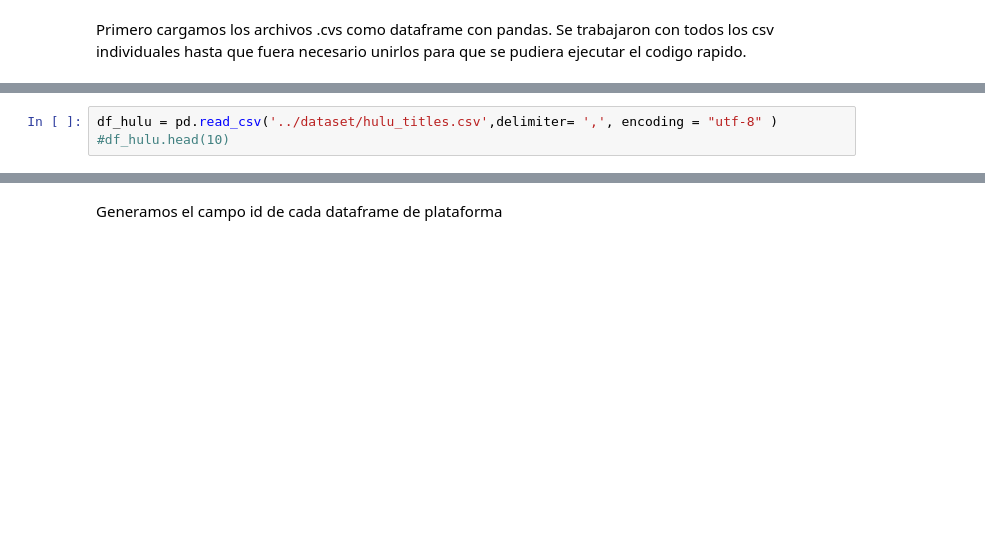
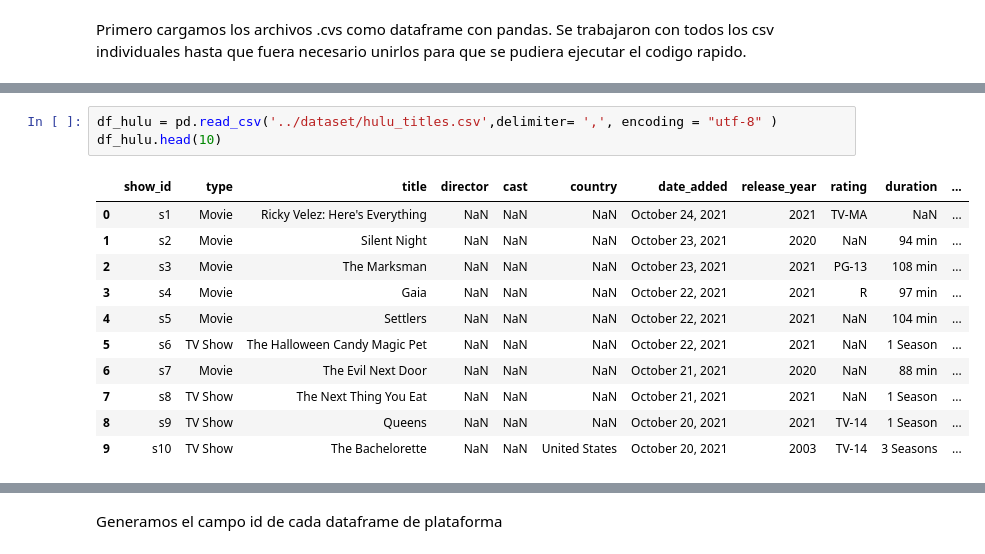
Before and after one commit to SoleEsp/PI_ML_OPS, a Jupyter notebook: ETL/requerimientos_PI.ipynb, the cells around one changed output, grey strips where cells are left out. Drawn from its saved outputs; the diff is of its cells as text; blank space fills up the shorter version.

```diff
--- a/ETL/requerimientos_PI.ipynb
+++ b/ETL/requerimientos_PI.ipynb
@@ -18,5 +37,17 @@ df_disney_plus = pd.read_csv('../dataset/disney_plus_titles.csv',delimiter= ',',
 # %%
 df_hulu = pd.read_csv('../dataset/hulu_titles.csv',delimiter= ',', encoding = "utf-8" )
-#df_hulu.head(10)
+df_hulu.head(10)
+# %% [output]
+|  | show_id | type | title | director | cast | country | date_added | release_year | rating | duration | ... |
+| 0 | s1 | Movie | Ricky Velez: Here's Everything | NaN | NaN | NaN | October 24, 2021 | 2021 | TV-MA | NaN | ... |
+| 1 | s2 | Movie | Silent Night | NaN | NaN | NaN | October 23, 2021 | 2020 | NaN | 94 min | ... |
+| 2 | s3 | Movie | The Marksman | NaN | NaN | NaN | October 23, 2021 | 2021 | PG-13 | 108 min | ... |
+| 3 | s4 | Movie | Gaia | NaN | NaN | NaN | October 22, 2021 | 2021 | R | 97 min | ... |
+| 4 | s5 | Movie | Settlers | NaN | NaN | NaN | October 22, 2021 | 2021 | NaN | 104 min | ... |
+| 5 | s6 | TV Show | The Halloween Candy Magic Pet | NaN | NaN | NaN | October 22, 2021 | 2021 | NaN | 1 Season | ... |
+| 6 | s7 | Movie | The Evil Next Door | NaN | NaN | NaN | October 21, 2021 | 2020 | NaN | 88 min | ... |
+| 7 | s8 | TV Show | The Next Thing You Eat | NaN | NaN | NaN | October 21, 2021 | 2021 | NaN | 1 Season | ... |
+| 8 | s9 | TV Show | Queens | NaN | NaN | NaN | October 20, 2021 | 2021 | TV-14 | 1 Season | ... |
+| 9 | s10 | TV Show | The Bachelorette | NaN | NaN | United States | October 20, 2021 | 2003 | TV-14 | 3 Seasons | ... |
 # %%
 df_netflix = pd.read_csv('../dataset/netflix_titles.csv',delimiter= ',', encoding = "utf-8" )
```
Also changed, not shown: parts of 43 cells of this notebook, 1 other file.
